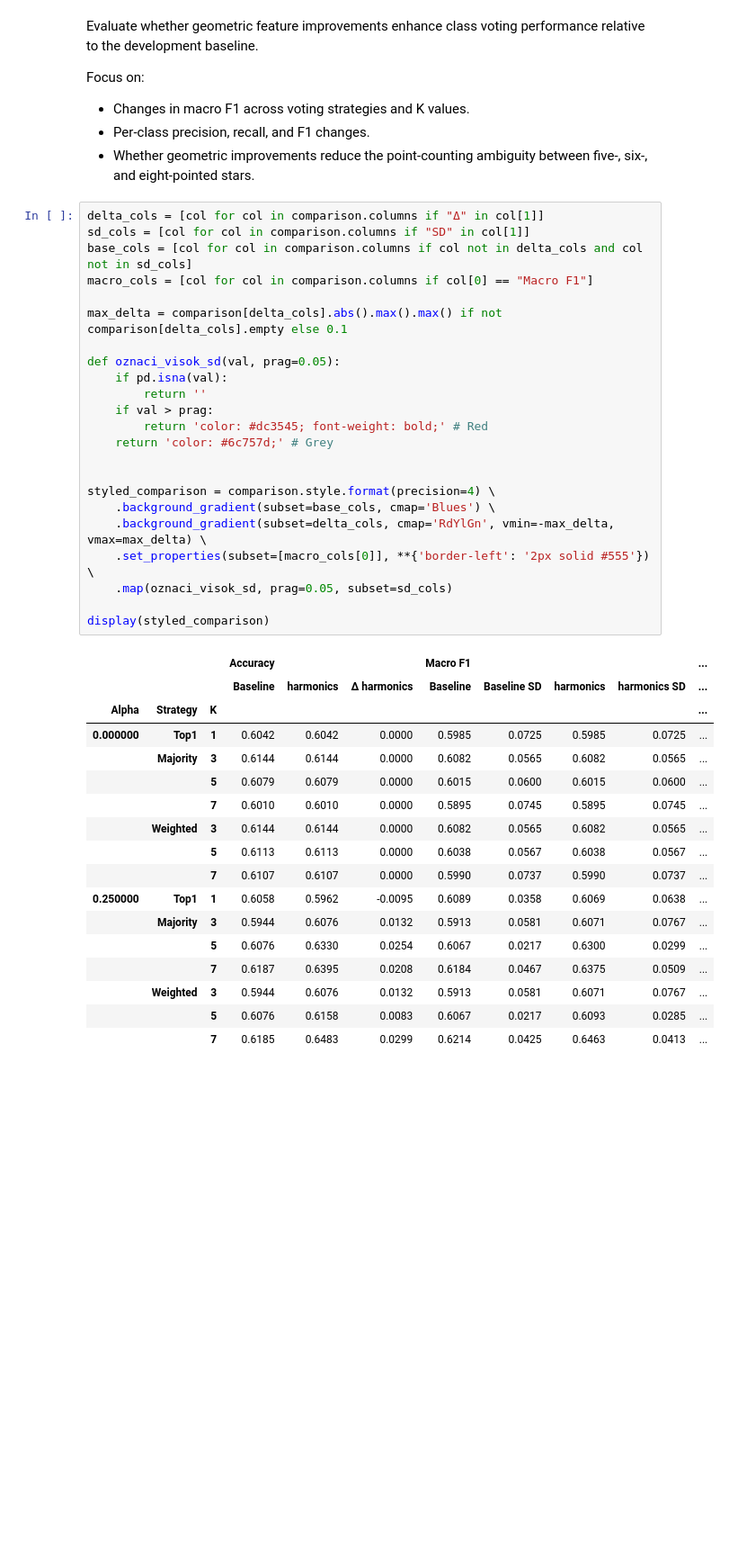
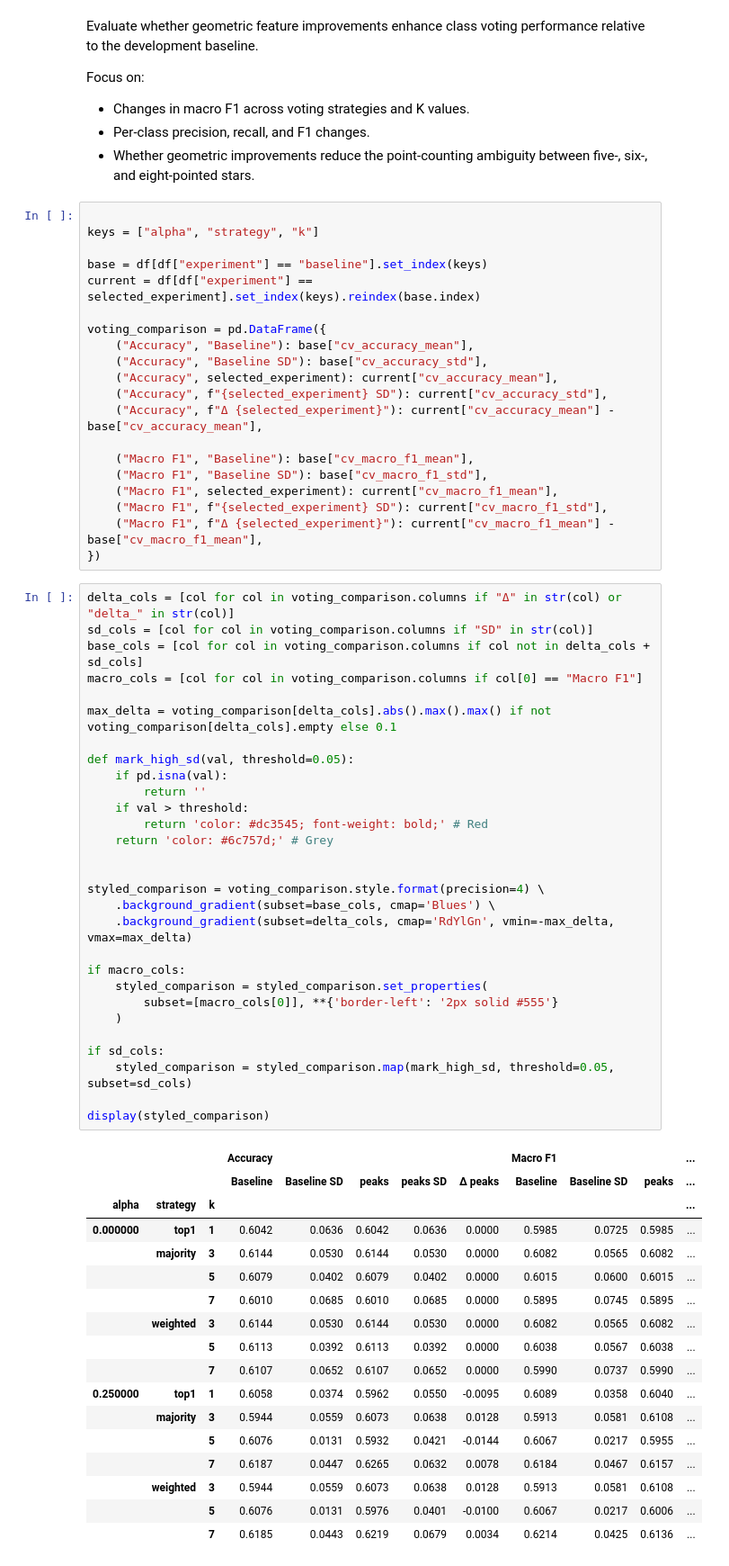
Before and after one commit to AetherMarina/symbolic-detective, a Jupyter notebook: notebooks/v0.2_class_voting_analysis.ipynb, the cells around one changed output. Shown at 90% size. Drawn from its saved outputs; the diff is of its cells as text; blank space fills up the shorter version.

```diff
--- a/notebooks/v0.2_class_voting_analysis.ipynb
+++ b/notebooks/v0.2_class_voting_analysis.ipynb
@@ -261,47 +288,73 @@ Focus on:
 - Per-class precision, recall, and F1 changes.
 - Whether geometric improvements reduce the point-counting ambiguity
   between five-, six-, and eight-pointed stars.
+# %%
+
+keys = ["alpha", "strategy", "k"]
+
+base = df[df["experiment"] == "baseline"].set_index(keys)
+current = df[df["experiment"] == selected_experiment].set_index(keys).reindex(base.index)
+
+voting_comparison = pd.DataFrame({
+    ("Accuracy", "Baseline"): base["cv_accuracy_mean"],
+    ("Accuracy", "Baseline SD"): base["cv_accuracy_std"],
+    ("Accuracy", selected_experiment): current["cv_accuracy_mean"],
+    ("Accuracy", f"{selected_experiment} SD"): current["cv_accuracy_std"],
+    ("Accuracy", f"Δ {selected_experiment}"): current["cv_accuracy_mean"] - base["cv_accuracy_mean"],
+
+    ("Macro F1", "Baseline"): base["cv_macro_f1_mean"],
+    ("Macro F1", "Baseline SD"): base["cv_macro_f1_std"],
+    ("Macro F1", selected_experiment): current["cv_macro_f1_mean"],
+    ("Macro F1", f"{selected_experiment} SD"): current["cv_macro_f1_std"],
+    ("Macro F1", f"Δ {selected_experiment}"): current["cv_macro_f1_mean"] - base["cv_macro_f1_mean"],
+})
 # %%
-delta_cols = [col for col in comparison.columns if "Δ" in col[1]]
-sd_cols = [col for col in comparison.columns if "SD" in col[1]]
-base_cols = [col for col in comparison.columns if col not in delta_cols and col not in sd_cols]
-macro_cols = [col for col in comparison.columns if col[0] == "Macro F1"]
+delta_cols = [col for col in voting_comparison.columns if "Δ" in str(col) or "delta_" in str(col)]
+sd_cols = [col for col in voting_comparison.columns if "SD" in str(col)]
+base_cols = [col for col in voting_comparison.columns if col not in delta_cols + sd_cols]
+macro_cols = [col for col in voting_comparison.columns if col[0] == "Macro F1"]
 
-max_delta = comparison[delta_cols].abs().max().max() if not comparison[delta_cols].empty else 0.1
+max_delta = voting_comparison[delta_cols].abs().max().max() if not voting_comparison[delta_cols].empty else 0.1
 
-def oznaci_visok_sd(val, prag=0.05):
+def mark_high_sd(val, threshold=0.05):
     if pd.isna(val):
         return ''
-    if val > prag:
+    if val > threshold:
         return 'color: #dc3545; font-weight: bold;' # Red
     return 'color: #6c757d;' # Grey
 
 
-styled_comparison = comparison.style.format(precision=4) \
+styled_comparison = voting_comparison.style.format(precision=4) \
     .background_gradient(subset=base_cols, cmap='Blues') \
-    .background_gradient(subset=delta_cols, cmap='RdYlGn', vmin=-max_delta, vmax=max_delta) \
-    .set_properties(subset=[macro_cols[0]], **{'border-left': '2px solid #555'}) \
-    .map(oznaci_visok_sd, prag=0.05, subset=sd_cols)
+    .background_gradient(subset=delta_cols, cmap='RdYlGn', vmin=-max_delta, vmax=max_delta)
+
+if macro_cols:
+    styled_comparison = styled_comparison.set_properties(
+        subset=[macro_cols[0]], **{'border-left': '2px solid #555'}
+    )
+
+if sd_cols:
+    styled_comparison = styled_comparison.map(mark_high_sd, threshold=0.05, subset=sd_cols)
 
 display(styled_comparison)
 # %% [output]
-|  |  |  | Accuracy |  |  | Macro F1 |  |  |  | ... |
-|  |  |  | Baseline | harmonics | Δ harmonics | Baseline | Baseline SD | harmonics | harmonics SD | ... |
-| Alpha | Strategy | K |  |  |  |  |  |  |  | ... |
-| 0.000000 | Top1 | 1 | 0.6042 | 0.6042 | 0.0000 | 0.5985 | 0.0725 | 0.5985 | 0.0725 | ... |
-|  | Majority | 3 | 0.6144 | 0.6144 | 0.0000 | 0.6082 | 0.0565 | 0.6082 | 0.0565 | ... |
-|  |  | 5 | 0.6079 | 0.6079 | 0.0000 | 0.6015 | 0.0600 | 0.6015 | 0.0600 | ... |
-|  |  | 7 | 0.6010 | 0.6010 | 0.0000 | 0.5895 | 0.0745 | 0.5895 | 0.0745 | ... |
-|  | Weighted | 3 | 0.6144 | 0.6144 | 0.0000 | 0.6082 | 0.0565 | 0.6082 | 0.0565 | ... |
-|  |  | 5 | 0.6113 | 0.6113 | 0.0000 | 0.6038 | 0.0567 | 0.6038 | 0.0567 | ... |
-|  |  | 7 | 0.6107 | 0.6107 | 0.0000 | 0.5990 | 0.0737 | 0.5990 | 0.0737 | ... |
-| 0.250000 | Top1 | 1 | 0.6058 | 0.5962 | -0.0095 | 0.6089 | 0.0358 | 0.6069 | 0.0638 | ... |
-|  | Majority | 3 | 0.5944 | 0.6076 | 0.0132 | 0.5913 | 0.0581 | 0.6071 | 0.0767 | ... |
-|  |  | 5 | 0.6076 | 0.6330 | 0.0254 | 0.6067 | 0.0217 | 0.6300 | 0.0299 | ... |
-|  |  | 7 | 0.6187 | 0.6395 | 0.0208 | 0.6184 | 0.0467 | 0.6375 | 0.0509 | ... |
-|  | Weighted | 3 | 0.5944 | 0.6076 | 0.0132 | 0.5913 | 0.0581 | 0.6071 | 0.0767 | ... |
-|  |  | 5 | 0.6076 | 0.6158 | 0.0083 | 0.6067 | 0.0217 | 0.6093 | 0.0285 | ... |
-|  |  | 7 | 0.6185 | 0.6483 | 0.0299 | 0.6214 | 0.0425 | 0.6463 | 0.0413 | ... |
+|  |  |  | Accuracy |  |  |  |  | Macro F1 |  |  | ... |
+|  |  |  | Baseline | Baseline SD | peaks | peaks SD | Δ peaks | Baseline | Baseline SD | peaks | ... |
+| alpha | strategy | k |  |  |  |  |  |  |  |  | ... |
+| 0.000000 | top1 | 1 | 0.6042 | 0.0636 | 0.6042 | 0.0636 | 0.0000 | 0.5985 | 0.0725 | 0.5985 | ... |
+|  | majority | 3 | 0.6144 | 0.0530 | 0.6144 | 0.0530 | 0.0000 | 0.6082 | 0.0565 | 0.6082 | ... |
+|  |  | 5 | 0.6079 | 0.0402 | 0.6079 | 0.0402 | 0.0000 | 0.6015 | 0.0600 | 0.6015 | ... |
+|  |  | 7 | 0.6010 | 0.0685 | 0.6010 | 0.0685 | 0.0000 | 0.5895 | 0.0745 | 0.5895 | ... |
+|  | weighted | 3 | 0.6144 | 0.0530 | 0.6144 | 0.0530 | 0.0000 | 0.6082 | 0.0565 | 0.6082 | ... |
+|  |  | 5 | 0.6113 | 0.0392 | 0.6113 | 0.0392 | 0.0000 | 0.6038 | 0.0567 | 0.6038 | ... |
+|  |  | 7 | 0.6107 | 0.0652 | 0.6107 | 0.0652 | 0.0000 | 0.5990 | 0.0737 | 0.5990 | ... |
+| 0.250000 | top1 | 1 | 0.6058 | 0.0374 | 0.5962 | 0.0550 | -0.0095 | 0.6089 | 0.0358 | 0.6040 | ... |
+|  | majority | 3 | 0.5944 | 0.0559 | 0.6073 | 0.0638 | 0.0128 | 0.5913 | 0.0581 | 0.6108 | ... |
+|  |  | 5 | 0.6076 | 0.0131 | 0.5932 | 0.0421 | -0.0144 | 0.6067 | 0.0217 | 0.5955 | ... |
+|  |  | 7 | 0.6187 | 0.0447 | 0.6265 | 0.0632 | 0.0078 | 0.6184 | 0.0467 | 0.6157 | ... |
+|  | weighted | 3 | 0.5944 | 0.0559 | 0.6073 | 0.0638 | 0.0128 | 0.5913 | 0.0581 | 0.6108 | ... |
+|  |  | 5 | 0.6076 | 0.0131 | 0.5976 | 0.0401 | -0.0100 | 0.6067 | 0.0217 | 0.6006 | ... |
+|  |  | 7 | 0.6185 | 0.0443 | 0.6219 | 0.0679 | 0.0034 | 0.6214 | 0.0425 | 0.6136 | ... |
 # %%
 rows = []
 
```
Also changed, not shown: parts of 9 cells of this notebook, 18 other files.
